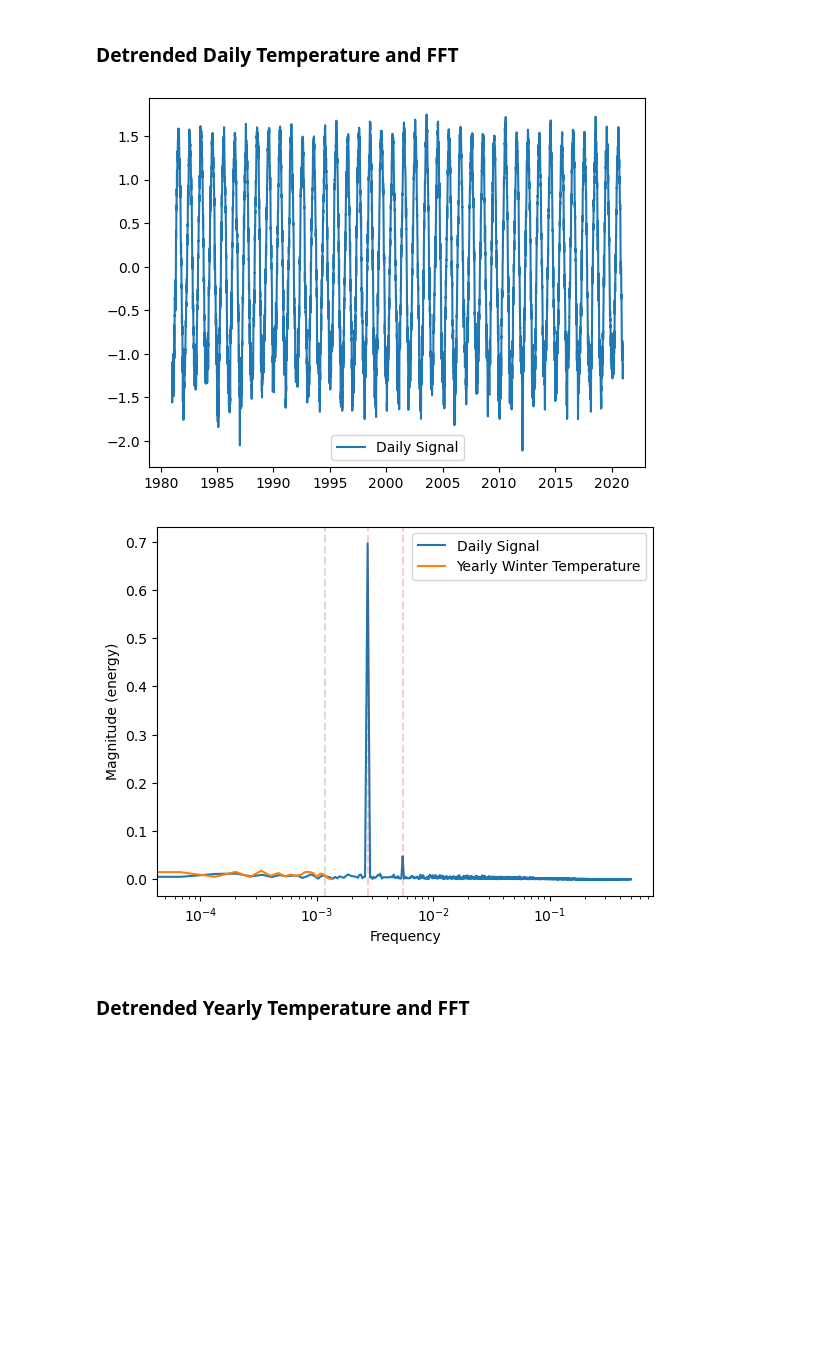
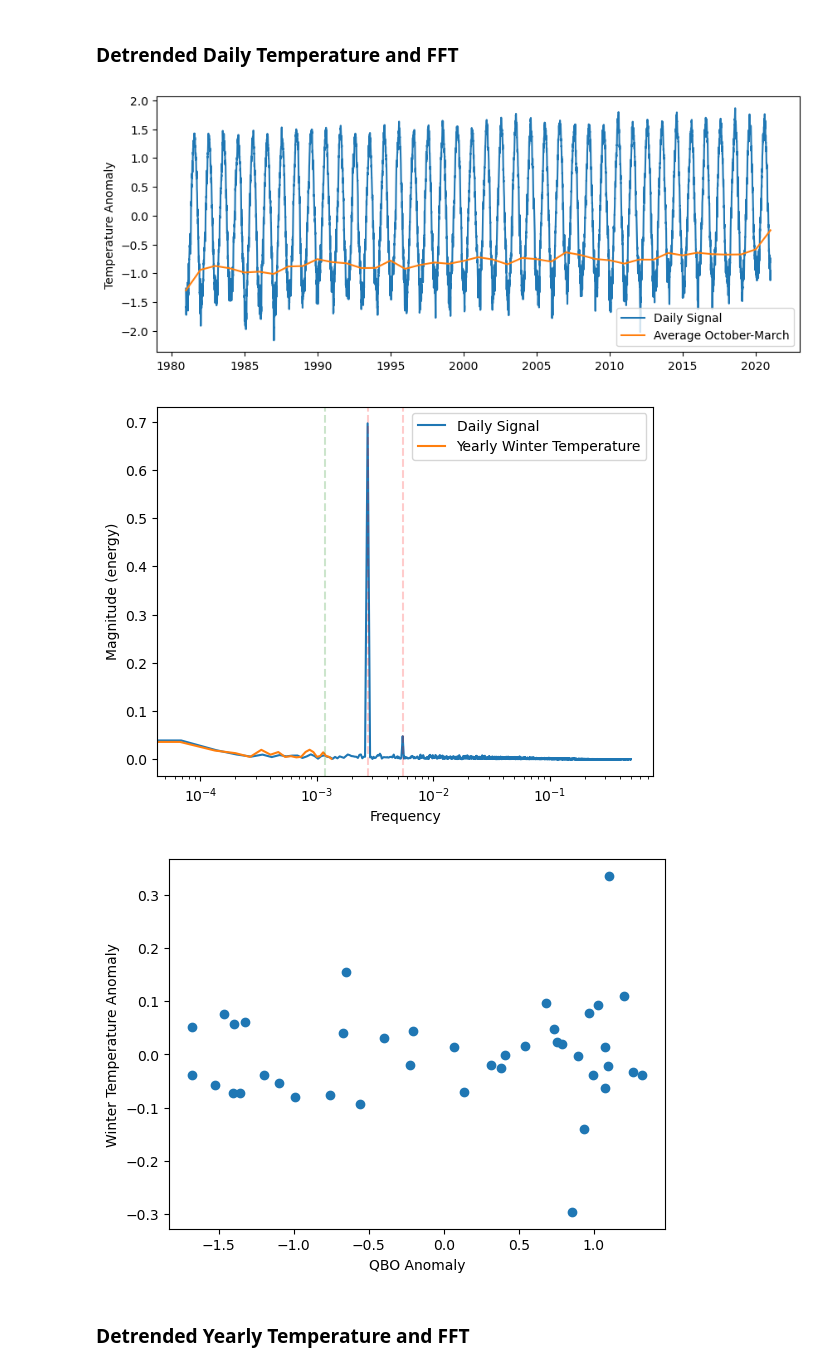
Before and after one commit to david-strahl/quasibi-europe, a Jupyter notebook: code/Untitled.ipynb, the cells around one changed output. Saved outputs shown, nothing was run; the diff lists cells and outputs as text; code cells hidden in the pictures; blank space fills up the shorter version.

```diff
--- a/code/Untitled.ipynb
+++ b/code/Untitled.ipynb
@@ -44,29 +52,52 @@ for i, ax in enumerate(axs.flatten()):
 ### Detrended Daily Temperature and FFT
 # %%
 ds_daily = xa.open_dataset("../data/data_downsampled.nc").t2m.mean(dim=["latitude", "longitude"])
+
+# detrend
+#ds_daily = ds_daily - (ds_daily - sp.signal.detrend(ds_daily.to_numpy()))
+
+# deseasonalize
+#ds_daily = ds_daily - ds_daily.groupby(ds_daily.time.dt.dayofyear).mean()[ds_daily.time.dt.dayofyear - 1]
+
+# standardize
 ds_daily = (ds_daily - ds_daily.mean())/ds_daily.std()
-y = sp.signal.detrend(ds_daily.to_numpy())
 
 winter = ds_daily[(ds_daily.time.dt.month <= 3) | (ds_daily.time.dt.month >= 10)]
-winter = winter.groupby(winter.time.dt.year - (winter.time.dt.month < 3)).mean()
-winter = sp.signal.detrend(winter.to_numpy())
+winter = winter.groupby(winter.time.dt.year - (winter.time.dt.month <= 3)).mean()
 
-plt.plot(ds_daily.time, y, label="Daily Signal")
+plt.figure(figsize=(10, 4))
+plt.plot(ds_daily.time, ds_daily, label="Daily Signal")
+plt.plot(pd.date_range(start="1980", freq="1Y", periods=41), winter, label="Average October-March")
+plt.ylabel("Temperature Anomaly")
 plt.legend()
 plt.show()
 
-plt.magnitude_spectrum(y, Fs=1, label="Daily Signal")
-plt.magnitude_spectrum(winter, Fs=1/365, label="Yearly Winter Temperature")
+plt.magnitude_spectrum(ds_daily, Fs=1, label="Daily Signal")
+plt.magnitude_spectrum((winter - winter.mean()), Fs=1/365, label="Yearly Winter Temperature")
 
 plt.semilogx()
 plt.axvline(1/365, c="red", ls="--", alpha=.2)
 plt.axvline(2/365, c="red", ls="--", alpha=.2)
 plt.axvline(1/(365*28/12), c="green", ls="--", alpha=.2)
 plt.legend()
 plt.show()
+
+qbo = pd.read_fwf("../data/qbo.txt", skiprows=9, header=None, usecols=[1, 8], index_col=0)
+qbo.index = [datetime(year=1953 + month//12, month=month%12 + 1, day=1) for month in range(len(qbo))]
+qbo = qbo[(qbo.index.year >= 1981) & (qbo.index.year < 2021)]
+qbo = qbo[(qbo.index.month >= 10) | (qbo.index.month <= 3)]
+qbo = qbo.groupby(qbo.index.year - (qbo.index.month <= 3)).mean()
+qbo = qbo.to_numpy().flatten()
+qbo = (qbo - np.mean(qbo))/np.std(qbo)
+
+plt.scatter(qbo, sp.signal.detrend(winter.to_numpy()))
+plt.xlabel("QBO Anomaly")
+plt.ylabel("Winter Temperature Anomaly")
+plt.show()
 # %% [output]
-[figure, old version]
+[figure, new version]
-[figure, old version]
+[figure, new version]
+[figure, added]
 # %% [markdown]
 ### Detrended Yearly Temperature and FFT
 # %%
```
Also changed, not shown: parts of 9 cells of this notebook, 3 other files.
